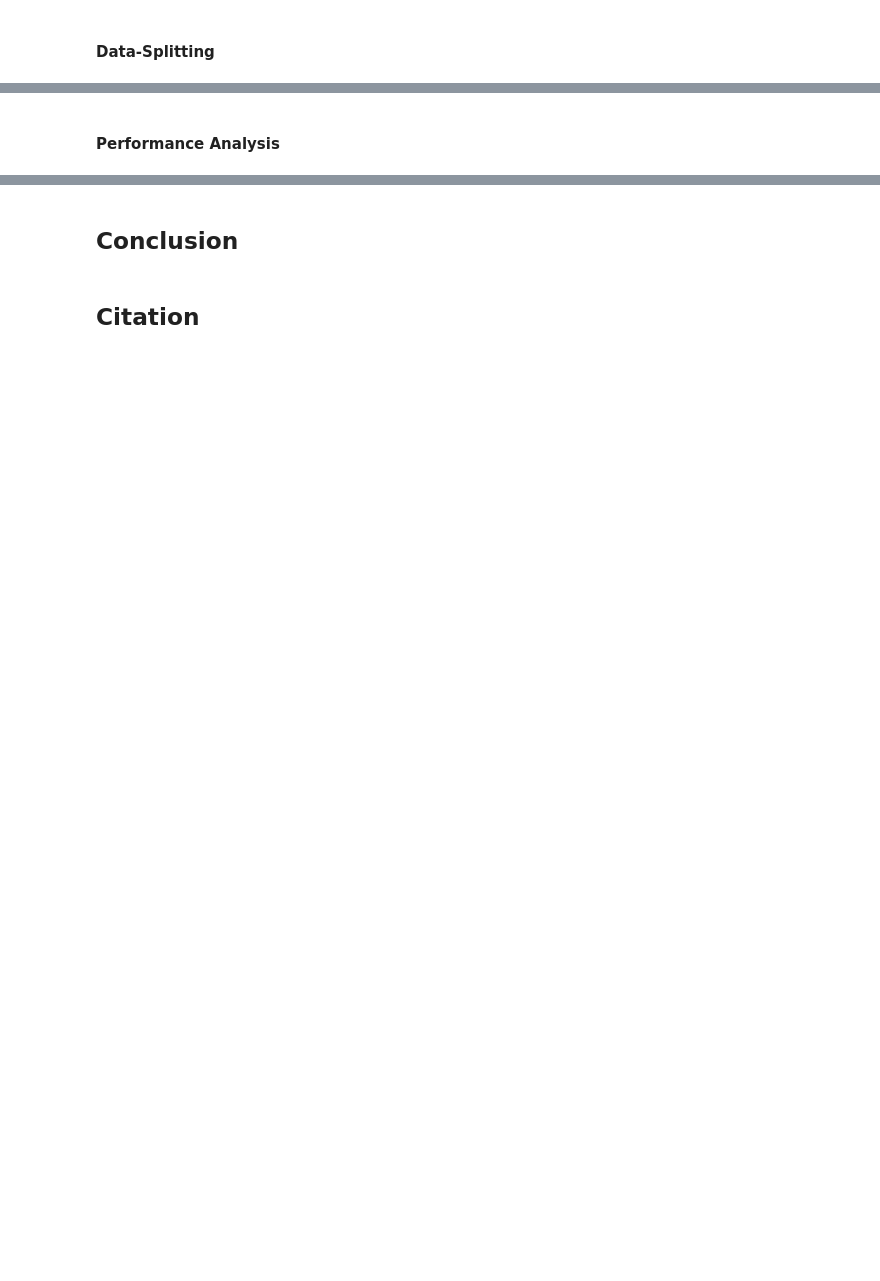
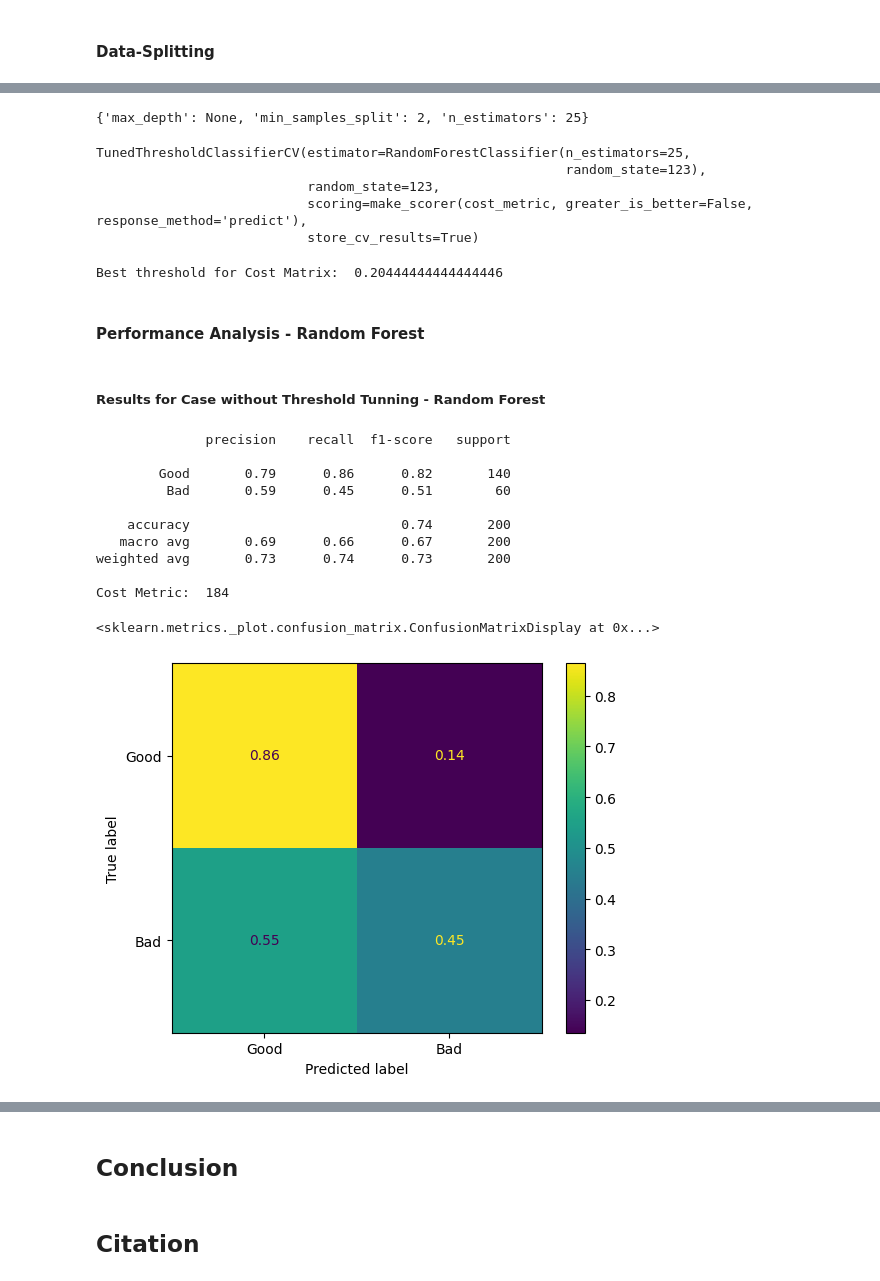
Before and after one commit to LucasVon0645/DSI-Project---Credit-Risk-Prediction, a Jupyter notebook: project.ipynb, the cells around one changed output, grey strips where cells are left out. Drawn from its saved outputs; the diff is of its cells as text; code cells hidden in the pictures; blank space fills up the shorter version.

Commit message:
pre-processing added, first models

```diff
--- a/project.ipynb
+++ b/project.ipynb
@@ -367,2 +681,78 @@ create_frequency_table_with_credit_risk(index="SavingsAccountBonds", df=dataset_
+# %%
+from sklearn.ensemble import RandomForestClassifier
+
+base_model_rf = RandomForestClassifier(random_state=123)
+# %%
+from sklearn.model_selection import GridSearchCV, StratifiedKFold
+from sklearn.metrics import make_scorer
+
+# Special metric for the classification cross validation. The idea is to find the best
+# hyperparameters which minimize the cost given by the cost matrix of the problem,
+# which penalizes more false negatives as false positives
+cost_scorer = make_scorer(cost_metric, greater_is_better=False)
+
+# Define hyperparameters to tune
+param_grid = {
+    "n_estimators": [10, 25, 50, 75, 100],
+    "max_depth": [None, 10, 20, 25],
+    "min_samples_split": [2, 5, 10, 20]
+}
+
+# Define cross-validation strategy
+cv = StratifiedKFold(n_splits=5, shuffle=True, random_state=123)
+
+base_model_rf_gridcv = GridSearchCV(base_model_rf, param_grid, scoring=cost_scorer, cv=cv)
+
+base_model_rf_gridcv.fit(X_train, y_train)
+
+best_rf_gridcv = base_model_rf_gridcv.best_estimator_
+
+base_model_rf_gridcv.best_params_
+# %% [output]
+{'max_depth': None, 'min_samples_split': 2, 'n_estimators': 25}
+# %%
+from sklearn.model_selection import TunedThresholdClassifierCV
+
+# The threshold probability for the classification is determined to minimize the false
+# negative rate according to the cost matrix of the problem
+model_rf_threshold_cv = TunedThresholdClassifierCV(best_rf_gridcv, scoring=cost_scorer,
+                                                   store_cv_results=True, random_state=123)
+
+model_rf_threshold_cv.fit(X_train, y_train)
+# %% [output]
+TunedThresholdClassifierCV(estimator=RandomForestClassifier(n_estimators=25,
+                                                            random_state=123),
+                           random_state=123,
+                           scoring=make_scorer(cost_metric, greater_is_better=False, response_method='predict'),
+                           store_cv_results=True)
+# %%
+print("Best threshold for Cost Matrix: ", model_rf_threshold_cv.best_threshold_)
+# %% [output]
+Best threshold for Cost Matrix:  0.20444444444444446
 # %% [markdown]
-#### Performance Analysis
+#### Performance Analysis - Random Forest
+# %% [markdown]
+##### Results for Case without Threshold Tunning - Random Forest
+# %%
+y_pred_no_threshold_tunning = best_rf_gridcv.predict(X_test)
+
+print(classification_report(y_test, y_pred_no_threshold_tunning, target_names=["Good", "Bad"]))
+
+cost_metric_no_threshold_tunning = cost_metric(y_test, y_pred_no_threshold_tunning)
+
+print("Cost Metric: ", cost_metric_no_threshold_tunning)
+
+ConfusionMatrixDisplay.from_estimator(best_rf_gridcv, X_test, y_test, normalize="true", display_labels=["Good", "Bad"])
+# %% [output]
+              precision    recall  f1-score   support
+
+        Good       0.79      0.86      0.82       140
+         Bad       0.59      0.45      0.51        60
+
+    accuracy                           0.74       200
+   macro avg       0.69      0.66      0.67       200
+weighted avg       0.73      0.74      0.73       200
+
+Cost Metric:  184
+<sklearn.metrics._plot.confusion_matrix.ConfusionMatrixDisplay at 0x...>
+[figure, added]
```
Also changed, not shown: parts of 48 cells of this notebook, 1 other file.
